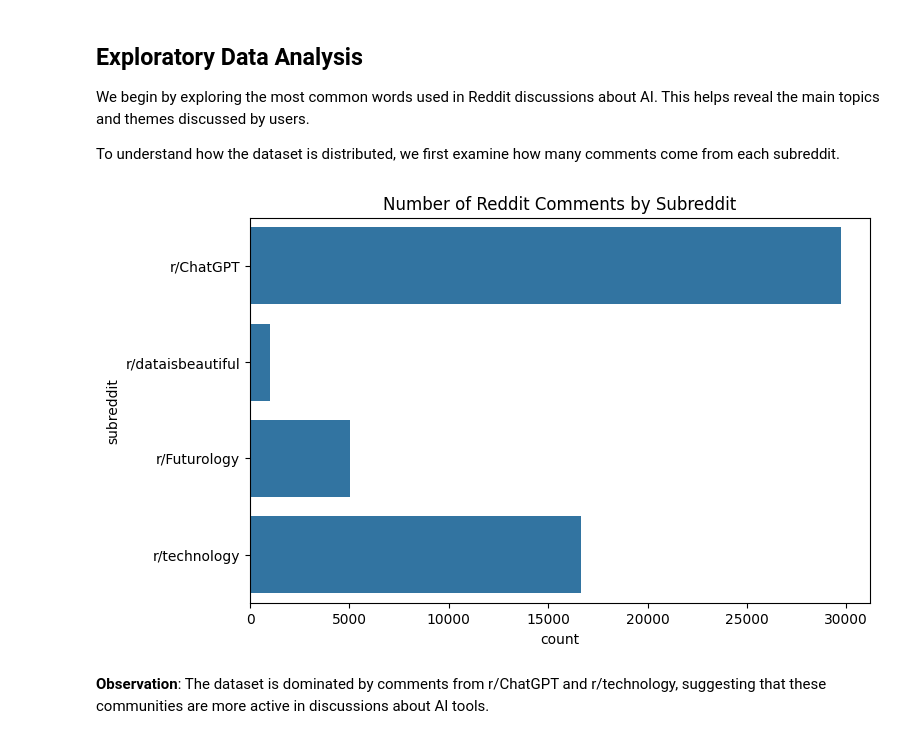
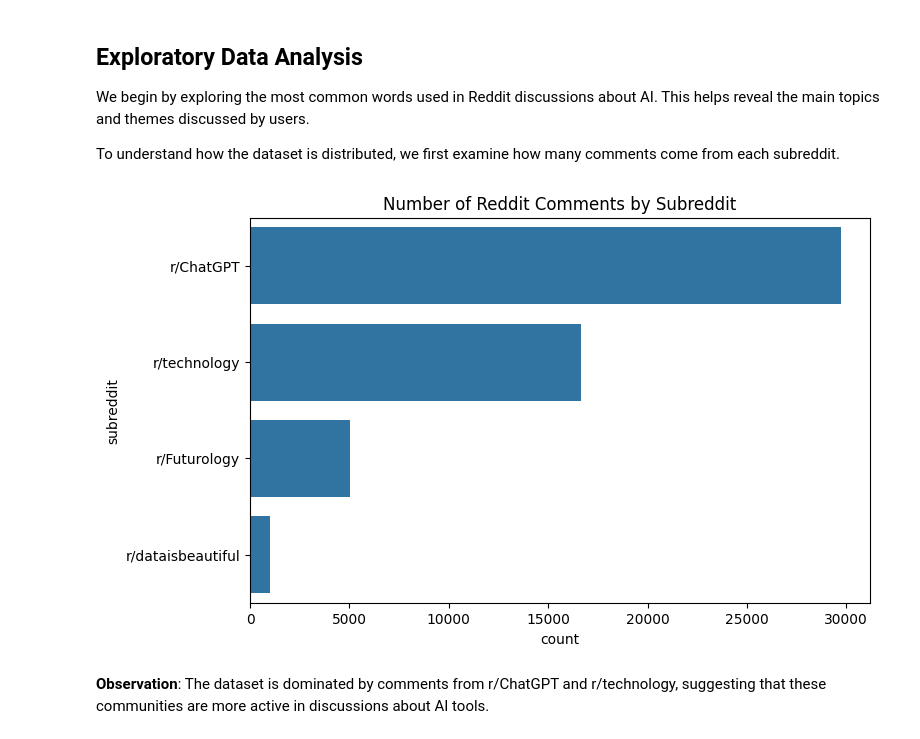
Before and after one commit to groisenberg79/hackathon-II-genai, a Jupyter notebook: notebooks/01_eda_sentiment.ipynb, the cells around one changed output. Drawn from its saved outputs; the diff is of its cells as text; code cells hidden in the pictures.

Commit message:
change order in count plot

```diff
--- a/notebooks/01_eda_sentiment.ipynb
+++ b/notebooks/01_eda_sentiment.ipynb
@@ -178,12 +182,12 @@ To understand how the dataset is distributed, we first examine how many comments
 # %%
 plt.figure(figsize=(8,5))
 
-sns.countplot(data=df, y="subreddit")
+sns.countplot(data=df, y="subreddit", order=df["subreddit"].value_counts().index)
 
 plt.title("Number of Reddit Comments by Subreddit")
 plt.show()
 # %% [output]
-[figure, old version]
+[figure, new version]
 # %% [markdown]
 **Observation**: The dataset is dominated by comments from r/ChatGPT and r/technology, suggesting that these communities are more active in discussions about AI tools.
 # %% [markdown]
```
Also changed, not shown: parts of 5 cells of this notebook.
